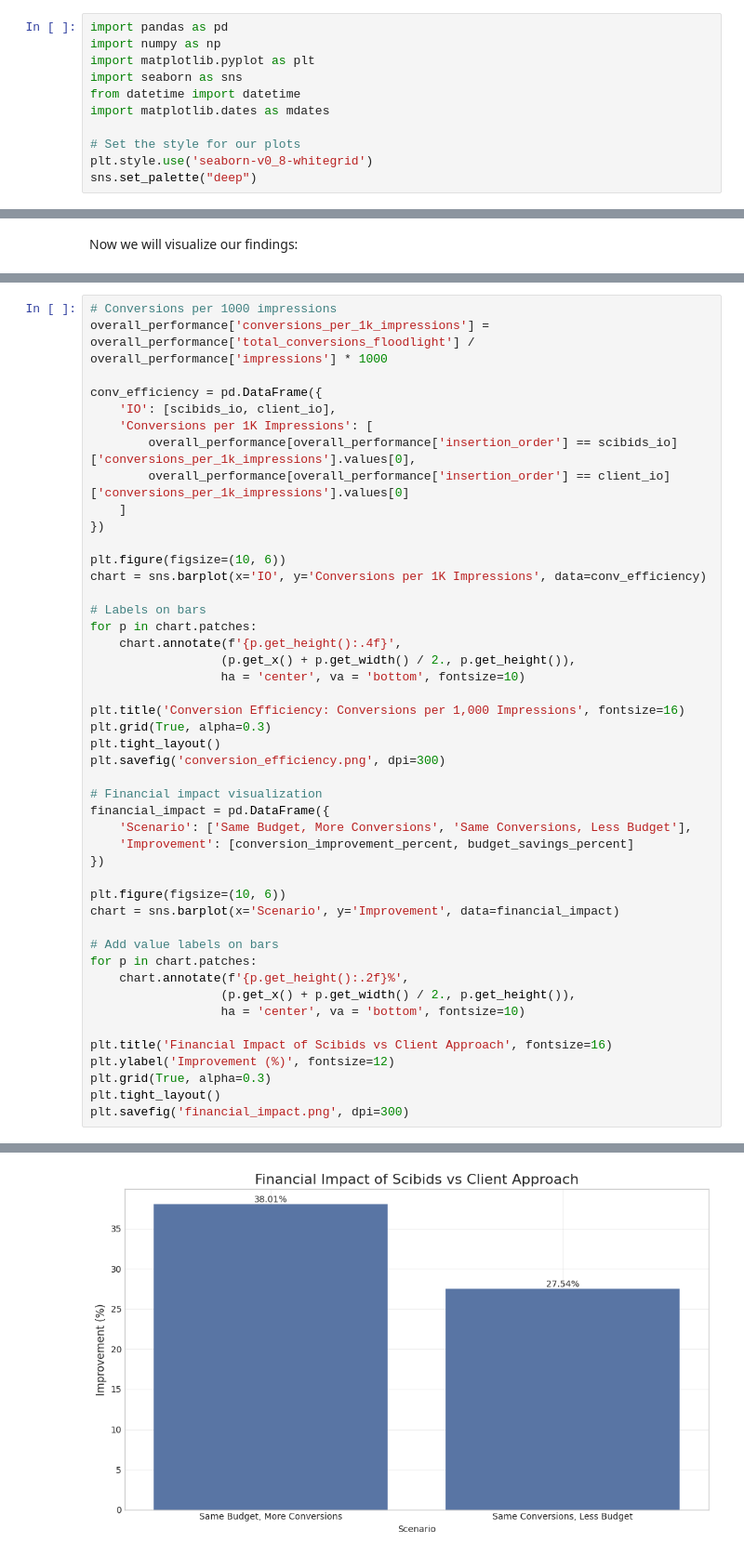
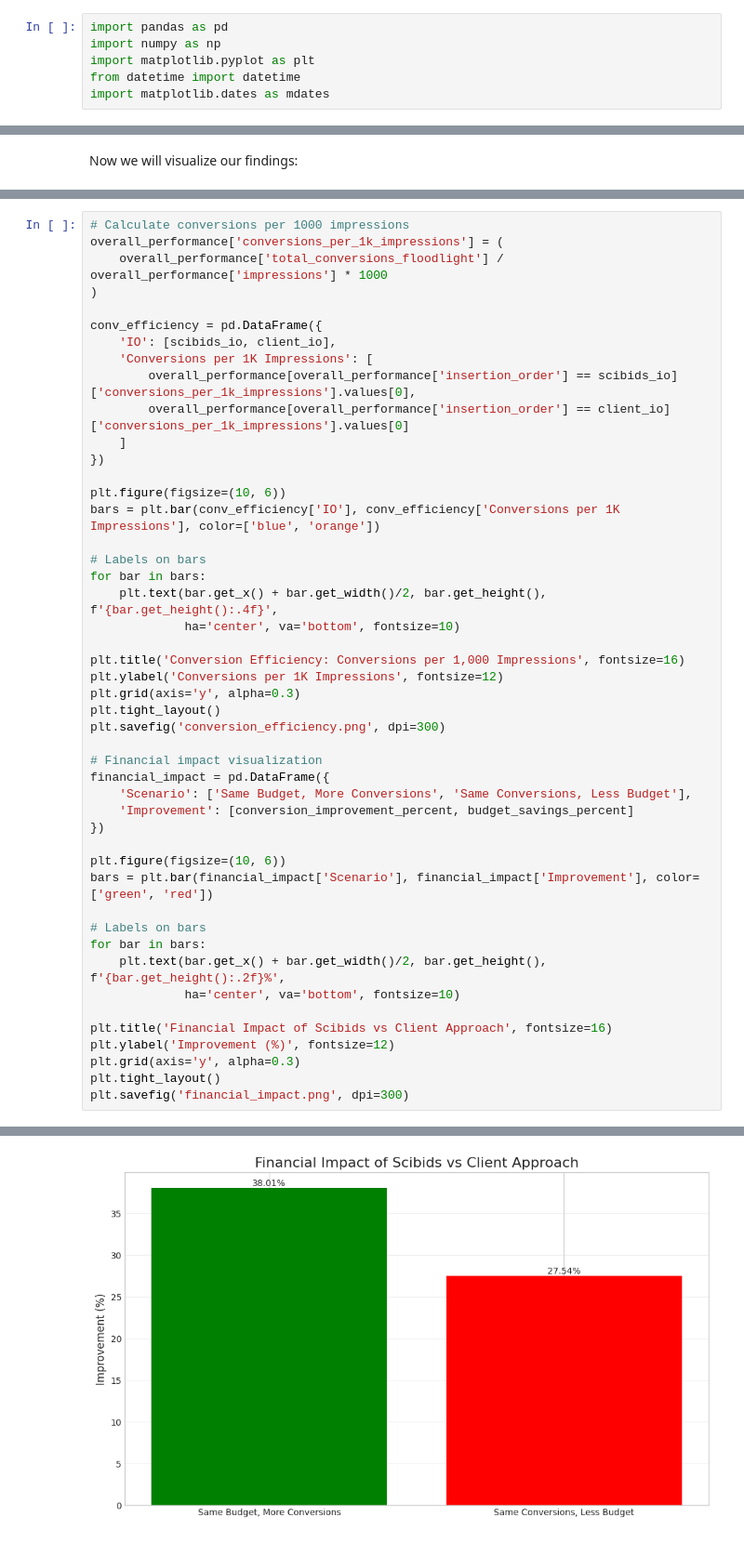
Before and after one commit to August0-mp/IO-Performance-Analysis, a Jupyter notebook: Scibids/Scibids.ipynb, the cells around one changed output, grey strips where cells are left out. Shown: that part at 93% size. Cells and saved outputs as stored; diff of their text form.

```diff
--- a/Scibids/Scibids.ipynb
+++ b/Scibids/Scibids.ipynb
@@ -74,13 +74,8 @@ A valuable output is a “simple to understand” output with some clear key tak
 import pandas as pd
 import numpy as np
 import matplotlib.pyplot as plt
-import seaborn as sns
 from datetime import datetime
 import matplotlib.dates as mdates
-
-# Set the style for our plots
-plt.style.use('seaborn-v0_8-whitegrid')
-sns.set_palette("deep")
 # %% [markdown]
 ### Reading datasets
 # %% [markdown]
@@ -474,6 +477,8 @@ plt.savefig('overall_metrics_comparison.png', dpi=300)
 # %%
-# Conversions per 1000 impressions
-overall_performance['conversions_per_1k_impressions'] = overall_performance['total_conversions_floodlight'] / overall_performance['impressions'] * 1000
+# Calculate conversions per 1000 impressions
+overall_performance['conversions_per_1k_impressions'] = (
+    overall_performance['total_conversions_floodlight'] / overall_performance['impressions'] * 1000
+)
 
 conv_efficiency = pd.DataFrame({
     'IO': [scibids_io, client_io],
@@ -484,16 +489,16 @@ conv_efficiency = pd.DataFrame({
 })
 
 plt.figure(figsize=(10, 6))
-chart = sns.barplot(x='IO', y='Conversions per 1K Impressions', data=conv_efficiency)
+bars = plt.bar(conv_efficiency['IO'], conv_efficiency['Conversions per 1K Impressions'], color=['blue', 'orange'])
 
 # Labels on bars
-for p in chart.patches:
-    chart.annotate(f'{p.get_height():.4f}',
-                  (p.get_x() + p.get_width() / 2., p.get_height()),
-                  ha = 'center', va = 'bottom', fontsize=10)
+for bar in bars:
+    plt.text(bar.get_x() + bar.get_width()/2, bar.get_height(), f'{bar.get_height():.4f}',
+             ha='center', va='bottom', fontsize=10)
 
 plt.title('Conversion Efficiency: Conversions per 1,000 Impressions', fontsize=16)
-plt.grid(True, alpha=0.3)
+plt.ylabel('Conversions per 1K Impressions', fontsize=12)
+plt.grid(axis='y', alpha=0.3)
 plt.tight_layout()
 plt.savefig('conversion_efficiency.png', dpi=300)
 
@@ -504,17 +509,16 @@ financial_impact = pd.DataFrame({
 })
 
 plt.figure(figsize=(10, 6))
-chart = sns.barplot(x='Scenario', y='Improvement', data=financial_impact)
+bars = plt.bar(financial_impact['Scenario'], financial_impact['Improvement'], color=['green', 'red'])
 
-# Add value labels on bars
-for p in chart.patches:
-    chart.annotate(f'{p.get_height():.2f}%',
-                  (p.get_x() + p.get_width() / 2., p.get_height()),
-                  ha = 'center', va = 'bottom', fontsize=10)
+# Labels on bars
+for bar in bars:
+    plt.text(bar.get_x() + bar.get_width()/2, bar.get_height(), f'{bar.get_height():.2f}%',
+             ha='center', va='bottom', fontsize=10)
 
 plt.title('Financial Impact of Scibids vs Client Approach', fontsize=16)
 plt.ylabel('Improvement (%)', fontsize=12)
-plt.grid(True, alpha=0.3)
+plt.grid(axis='y', alpha=0.3)
 plt.tight_layout()
 plt.savefig('financial_impact.png', dpi=300)
 # %% [output]
@@ -522,3 +526,3 @@ plt.savefig('financial_impact.png', dpi=300)
-[figure, old version]
+[figure, new version]
 # %%
 # Cumulative conversions over time
```
Also changed, not shown: parts of 6 cells of this notebook, 7 other files.
